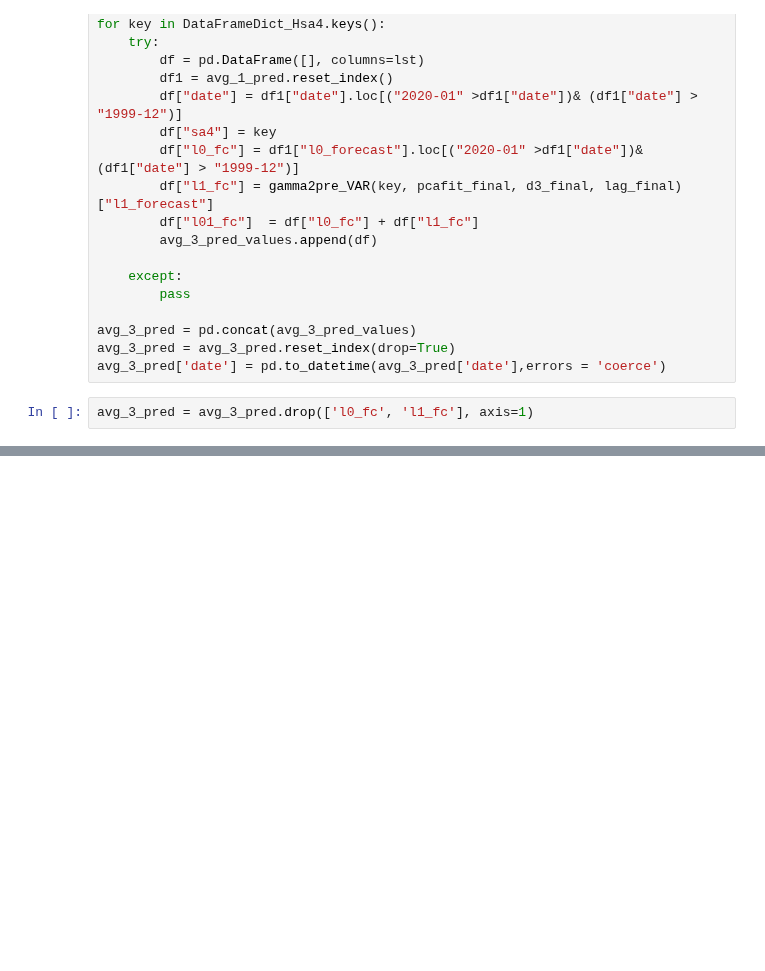
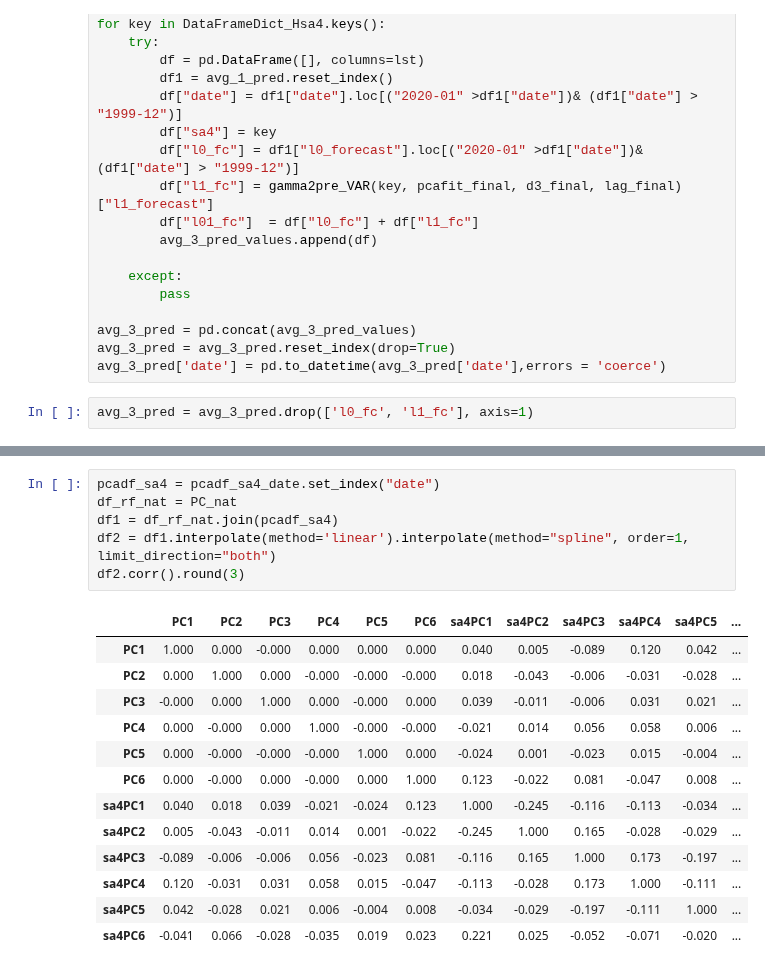
Before and after one commit to LyuLingfeng95/PhDProject1, a Jupyter notebook: Project1_p6_volatility.ipynb, the cells around one changed output, grey strips where cells are left out. Saved outputs shown, nothing was run; the diff lists cells and outputs as text; blank space fills up the shorter version.

```diff
--- a/Project1_p6_volatility.ipynb
+++ b/Project1_p6_volatility.ipynb
@@ -1355,0 +1374,20 @@ Mackay - Isaac - Whitsunday
+# %%
+pcadf_sa4 = pcadf_sa4_date.set_index("date")
+df_rf_nat = PC_nat
+df1 = df_rf_nat.join(pcadf_sa4)
+df2 = df1.interpolate(method='linear').interpolate(method="spline", order=1, limit_direction="both")
+df2.corr().round(3)
+# %% [output]
+|  | PC1 | PC2 | PC3 | PC4 | PC5 | PC6 | sa4PC1 | sa4PC2 | sa4PC3 | sa4PC4 | sa4PC5 | ... |
+| PC1 | 1.000 | 0.000 | -0.000 | 0.000 | 0.000 | 0.000 | 0.040 | 0.005 | -0.089 | 0.120 | 0.042 | ... |
+| PC2 | 0.000 | 1.000 | 0.000 | -0.000 | -0.000 | -0.000 | 0.018 | -0.043 | -0.006 | -0.031 | -0.028 | ... |
+| PC3 | -0.000 | 0.000 | 1.000 | 0.000 | -0.000 | 0.000 | 0.039 | -0.011 | -0.006 | 0.031 | 0.021 | ... |
+| PC4 | 0.000 | -0.000 | 0.000 | 1.000 | -0.000 | -0.000 | -0.021 | 0.014 | 0.056 | 0.058 | 0.006 | ... |
+| PC5 | 0.000 | -0.000 | -0.000 | -0.000 | 1.000 | 0.000 | -0.024 | 0.001 | -0.023 | 0.015 | -0.004 | ... |
+| PC6 | 0.000 | -0.000 | 0.000 | -0.000 | 0.000 | 1.000 | 0.123 | -0.022 | 0.081 | -0.047 | 0.008 | ... |
+| sa4PC1 | 0.040 | 0.018 | 0.039 | -0.021 | -0.024 | 0.123 | 1.000 | -0.245 | -0.116 | -0.113 | -0.034 | ... |
+| sa4PC2 | 0.005 | -0.043 | -0.011 | 0.014 | 0.001 | -0.022 | -0.245 | 1.000 | 0.165 | -0.028 | -0.029 | ... |
+| sa4PC3 | -0.089 | -0.006 | -0.006 | 0.056 | -0.023 | 0.081 | -0.116 | 0.165 | 1.000 | 0.173 | -0.197 | ... |
+| sa4PC4 | 0.120 | -0.031 | 0.031 | 0.058 | 0.015 | -0.047 | -0.113 | -0.028 | 0.173 | 1.000 | -0.111 | ... |
+| sa4PC5 | 0.042 | -0.028 | 0.021 | 0.006 | -0.004 | 0.008 | -0.034 | -0.029 | -0.197 | -0.111 | 1.000 | ... |
+| sa4PC6 | -0.041 | 0.066 | -0.028 | -0.035 | 0.019 | 0.023 | 0.221 | 0.025 | -0.052 | -0.071 | -0.020 | ... |
```
Also changed, not shown: parts of 13 cells of this notebook.
